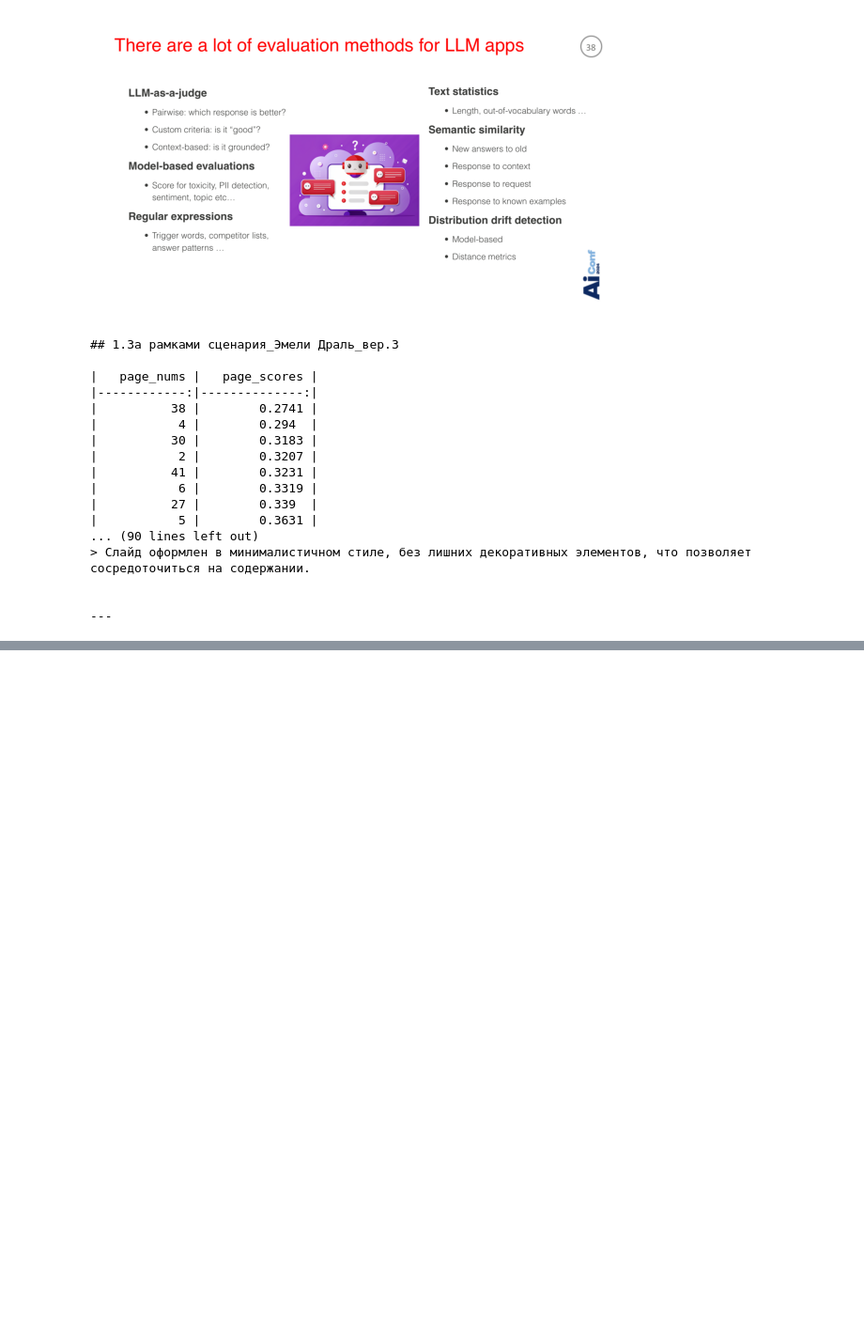
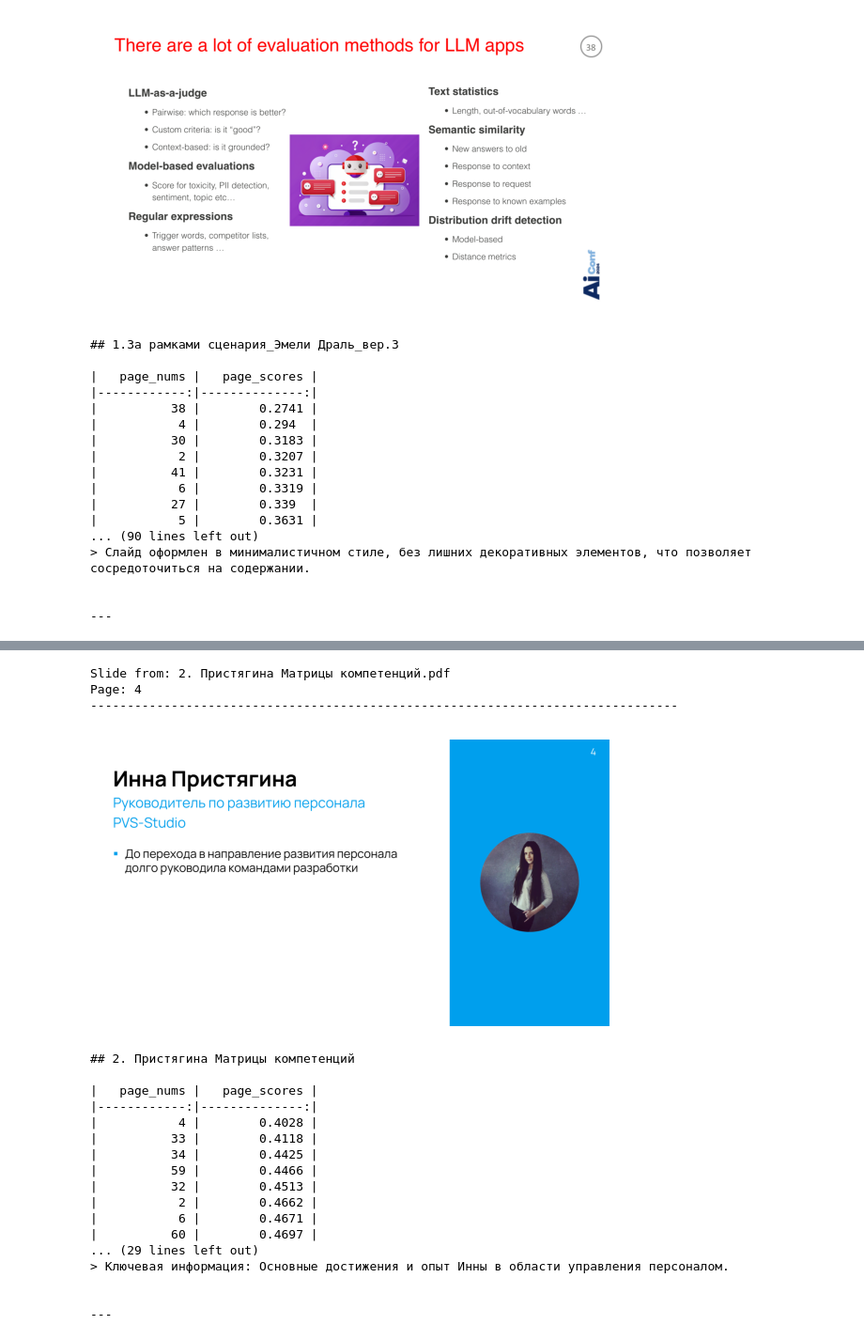
Before and after one commit to tambovtsev-io/presentation-search, a Jupyter notebook: notebooks/rag/chroma_metric_research.ipynb, the cells around one changed output, grey strips where cells are left out. Shown at 94% size. Cells and saved outputs as stored; diff of their text form; code cells hidden in the pictures; blank space fills up the shorter version.

```diff
--- a/notebooks/rag/chroma_metric_research.ipynb
+++ b/notebooks/rag/chroma_metric_research.ipynb
@@ -903,0 +940,32 @@ plt.ylim(0.5, 1.2);
+# %%
+results = storage.search_query_presentations(
+    "Презентация про управление персоналом",
+    n_results=30,
+    scorer=ExponentialScorer(a=0.7)
+)
+r = results[0]
+display_search_result_page(r.best_slide, display_text=False)
+text = format_presentation_results(r, n_pages=1)
+print(text)
+# %% [output]
+Slide from: 2. Пристягина Матрицы компетенций.pdf
+Page: 4
+--------------------------------------------------------------------------------
+[figure, added]
+## 2. Пристягина Матрицы компетенций
+
+|   page_nums |   page_scores |
+|------------:|--------------:|
+|           4 |        0.4028 |
+|          33 |        0.4118 |
+|          34 |        0.4425 |
+|          59 |        0.4466 |
+|          32 |        0.4513 |
+|           2 |        0.4662 |
+|           6 |        0.4671 |
+|          60 |        0.4697 |
+... (29 lines left out)
+> Ключевая информация: Основные достижения и опыт Инны в области управления персоналом.
+
+
+---
```
Also changed, not shown: parts of 38 cells of this notebook, 1 other file.
